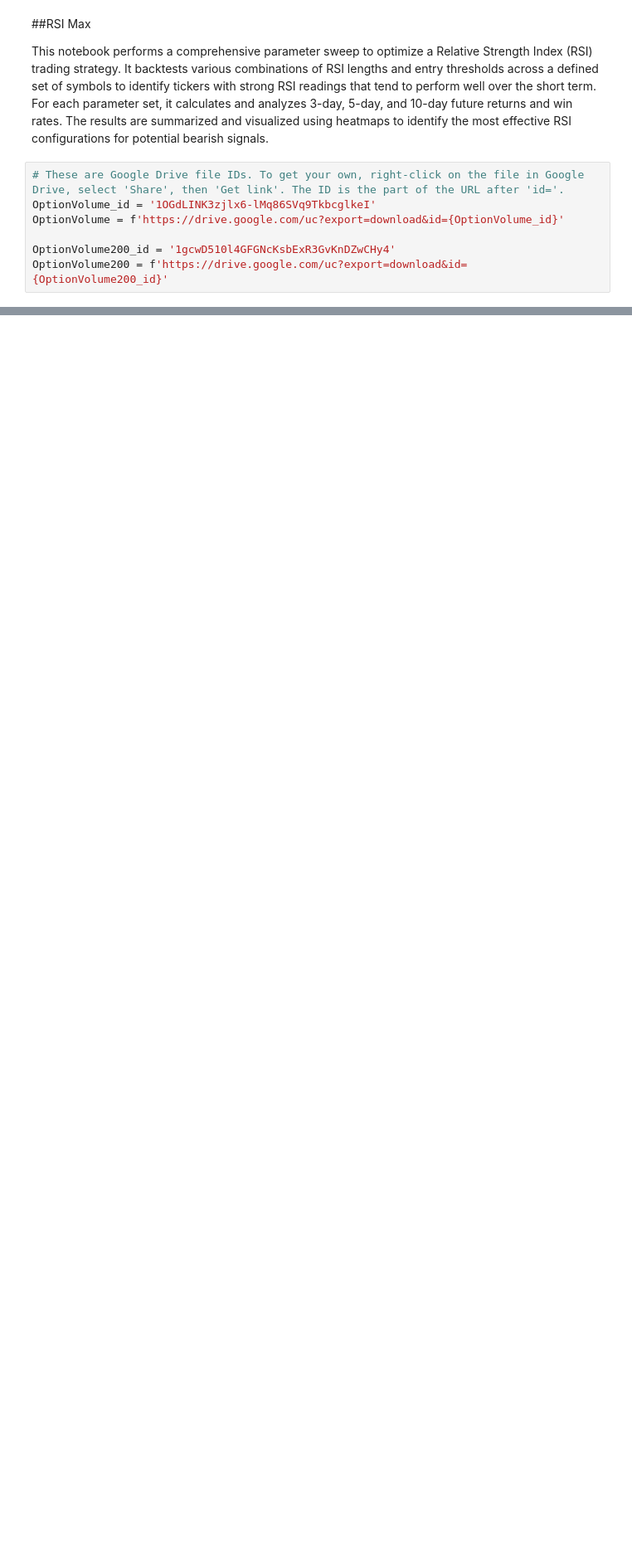
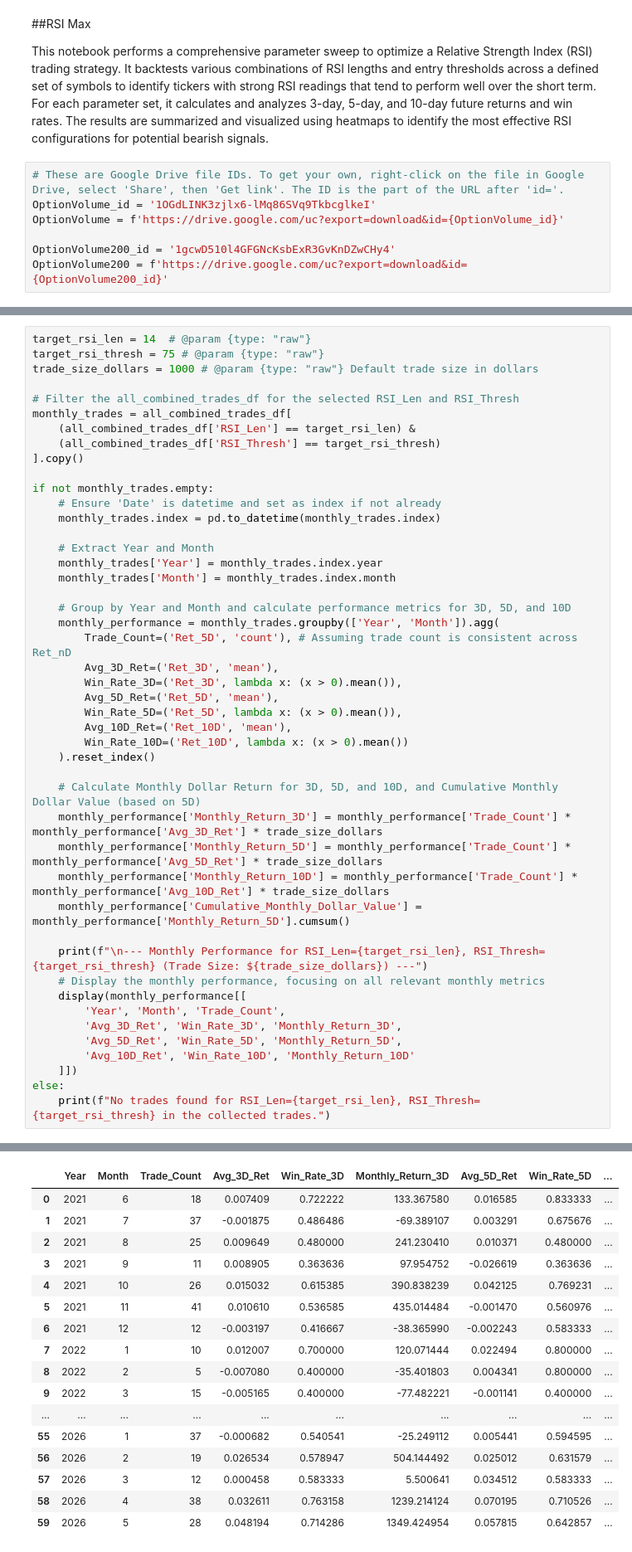
Before and after one commit to jhenningsen/Equity_Analysis, a Jupyter notebook: LangStudio/RSI_Max_Backtesting.ipynb, the cells around one changed output, grey strips where cells are left out. Shown at 83% size. Drawn from its saved outputs; the diff is of its cells as text; blank space fills up the shorter version.

```diff
--- a/LangStudio/RSI_Max_Backtesting.ipynb
+++ b/LangStudio/RSI_Max_Backtesting.ipynb
@@ -262,0 +275,47 @@ plt.show()
+# %%
+target_rsi_len = 14  # @param {type: "raw"}
+target_rsi_thresh = 75 # @param {type: "raw"}
+trade_size_dollars = 1000 # @param {type: "raw"} Default trade size in dollars
+
+# Filter the all_combined_trades_df for the selected RSI_Len and RSI_Thresh
+monthly_trades = all_combined_trades_df[
+    (all_combined_trades_df['RSI_Len'] == target_rsi_len) &
+    (all_combined_trades_df['RSI_Thresh'] == target_rsi_thresh)
+].copy()
+
+if not monthly_trades.empty:
+    # Ensure 'Date' is datetime and set as index if not already
+    monthly_trades.index = pd.to_datetime(monthly_trades.index)
+
+    # Extract Year and Month
+    monthly_trades['Year'] = monthly_trades.index.year
+    monthly_trades['Month'] = monthly_trades.index.month
+
+    # Group by Year and Month and calculate performance metrics for 3D, 5D, and 10D
+    monthly_performance = monthly_trades.groupby(['Year', 'Month']).agg(
+        Trade_Count=('Ret_5D', 'count'), # Assuming trade count is consistent across Ret_nD
+        Avg_3D_Ret=('Ret_3D', 'mean'),
+        Win_Rate_3D=('Ret_3D', lambda x: (x > 0).mean()),
+        Avg_5D_Ret=('Ret_5D', 'mean'),
+        Win_Rate_5D=('Ret_5D', lambda x: (x > 0).mean()),
+        Avg_10D_Ret=('Ret_10D', 'mean'),
+        Win_Rate_10D=('Ret_10D', lambda x: (x > 0).mean())
+    ).reset_index()
+
+    # Calculate Monthly Dollar Return for 3D, 5D, and 10D, and Cumulative Monthly Dollar Value (based on 5D)
+    monthly_performance['Monthly_Return_3D'] = monthly_performance['Trade_Count'] * monthly_performance['Avg_3D_Ret'] * trade_size_dollars
+    monthly_performance['Monthly_Return_5D'] = monthly_performance['Trade_Count'] * monthly_performance['Avg_5D_Ret'] * trade_size_dollars
+    monthly_performance['Monthly_Return_10D'] = monthly_performance['Trade_Count'] * monthly_performance['Avg_10D_Ret'] * trade_size_dollars
+    monthly_performance['Cumulative_Monthly_Dollar_Value'] = monthly_performance['Monthly_Return_5D'].cumsum()
+
+    print(f"\n--- Monthly Performance for RSI_Len={target_rsi_len}, RSI_Thresh={target_rsi_thresh} (Trade Size: ${trade_size_dollars}) ---")
+    # Display the monthly performance, focusing on all relevant monthly metrics
+    display(monthly_performance[[
+        'Year', 'Month', 'Trade_Count',
+        'Avg_3D_Ret', 'Win_Rate_3D', 'Monthly_Return_3D',
+        'Avg_5D_Ret', 'Win_Rate_5D', 'Monthly_Return_5D',
+        'Avg_10D_Ret', 'Win_Rate_10D', 'Monthly_Return_10D'
+    ]])
+else:
+    print(f"No trades found for RSI_Len={target_rsi_len}, RSI_Thresh={target_rsi_thresh} in the collected trades.")
+# %% [output]
@@ -262,0 +323,17 @@ plt.show()
+|  | Year | Month | Trade_Count | Avg_3D_Ret | Win_Rate_3D | Monthly_Return_3D | Avg_5D_Ret | Win_Rate_5D | ... |
+| 0 | 2021 | 6 | 18 | 0.007409 | 0.722222 | 133.367580 | 0.016585 | 0.833333 | ... |
+| 1 | 2021 | 7 | 37 | -0.001875 | 0.486486 | -69.389107 | 0.003291 | 0.675676 | ... |
+| 2 | 2021 | 8 | 25 | 0.009649 | 0.480000 | 241.230410 | 0.010371 | 0.480000 | ... |
+| 3 | 2021 | 9 | 11 | 0.008905 | 0.363636 | 97.954752 | -0.026619 | 0.363636 | ... |
+| 4 | 2021 | 10 | 26 | 0.015032 | 0.615385 | 390.838239 | 0.042125 | 0.769231 | ... |
+| 5 | 2021 | 11 | 41 | 0.010610 | 0.536585 | 435.014484 | -0.001470 | 0.560976 | ... |
+| 6 | 2021 | 12 | 12 | -0.003197 | 0.416667 | -38.365990 | -0.002243 | 0.583333 | ... |
+| 7 | 2022 | 1 | 10 | 0.012007 | 0.700000 | 120.071444 | 0.022494 | 0.800000 | ... |
+| 8 | 2022 | 2 | 5 | -0.007080 | 0.400000 | -35.401803 | 0.004341 | 0.800000 | ... |
+| 9 | 2022 | 3 | 15 | -0.005165 | 0.400000 | -77.482221 | -0.001141 | 0.400000 | ... |
+| ... | ... | ... | ... | ... | ... | ... | ... | ... | ... |
+| 55 | 2026 | 1 | 37 | -0.000682 | 0.540541 | -25.249112 | 0.005441 | 0.594595 | ... |
+| 56 | 2026 | 2 | 19 | 0.026534 | 0.578947 | 504.144492 | 0.025012 | 0.631579 | ... |
+| 57 | 2026 | 3 | 12 | 0.000458 | 0.583333 | 5.500641 | 0.034512 | 0.583333 | ... |
+| 58 | 2026 | 4 | 38 | 0.032611 | 0.763158 | 1239.214124 | 0.070195 | 0.710526 | ... |
+| 59 | 2026 | 5 | 28 | 0.048194 | 0.714286 | 1349.424954 | 0.057815 | 0.642857 | ... |
```
Also changed, not shown: parts of 7 cells of this notebook.
